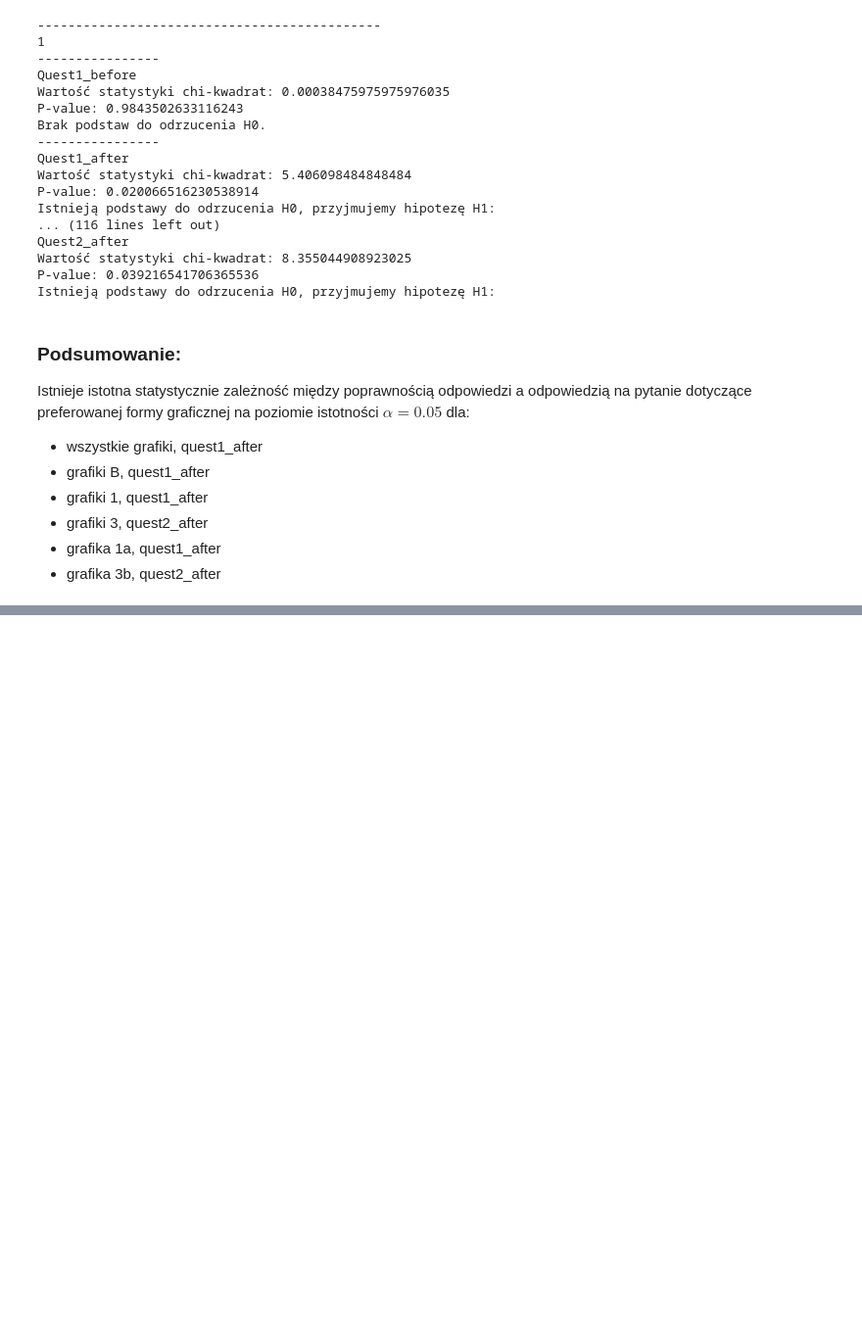
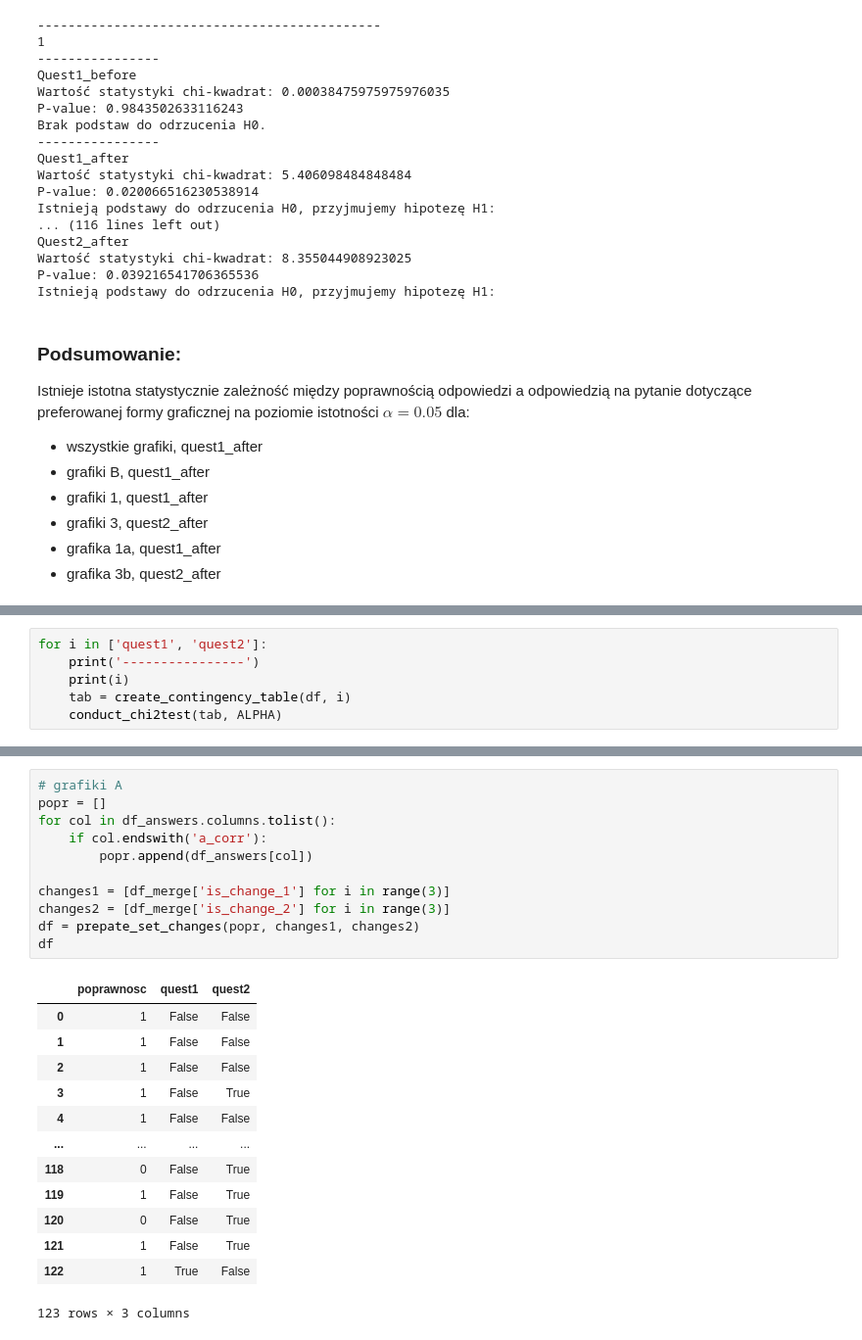
Before and after one commit to MartaSolarz/Master_thesis, a Jupyter notebook: statistical_tests/poprawnosc_vs_quest12.ipynb, the cells around one changed output, grey strips where cells are left out. Shown at 98% size. Saved outputs shown, nothing was run; the diff lists cells and outputs as text; blank space fills up the shorter version.

Commit message:
general: test 4

```diff
--- a/statistical_tests/poprawnosc_vs_quest12.ipynb
+++ b/statistical_tests/poprawnosc_vs_quest12.ipynb
@@ -602,0 +639,6 @@ Istnieje istotna statystycznie zależność między poprawnością odpowiedzi a
+# %%
+for i in ['quest1', 'quest2']:
+    print('----------------')
+    print(i)
+    tab = create_contingency_table(df, i)
+    conduct_chi2test(tab, ALPHA)
@@ -602,0 +656,25 @@ Istnieje istotna statystycznie zależność między poprawnością odpowiedzi a
+# %%
+# grafiki A
+popr = []
+for col in df_answers.columns.tolist():
+    if col.endswith('a_corr'):
+        popr.append(df_answers[col])
+
+changes1 = [df_merge['is_change_1'] for i in range(3)]
+changes2 = [df_merge['is_change_2'] for i in range(3)]
+df = prepate_set_changes(popr, changes1, changes2)
+df
+# %% [output]
+|  | poprawnosc | quest1 | quest2 |
+| 0 | 1 | False | False |
+| 1 | 1 | False | False |
+| 2 | 1 | False | False |
+| 3 | 1 | False | True |
+| 4 | 1 | False | False |
+| ... | ... | ... | ... |
+| 118 | 0 | False | True |
+| 119 | 1 | False | True |
+| 120 | 0 | False | True |
+| 121 | 1 | False | True |
+| 122 | 1 | True | False |
+123 rows × 3 columns
```
Also changed, not shown: parts of 18 cells of this notebook, 1 other file.
